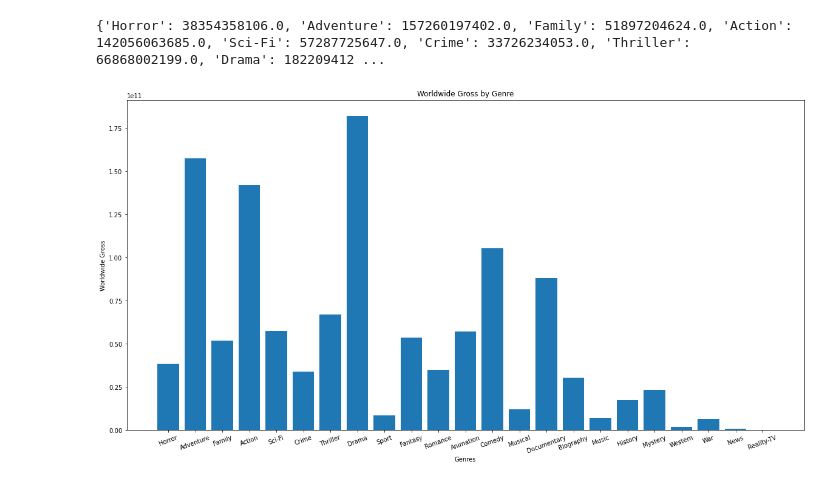
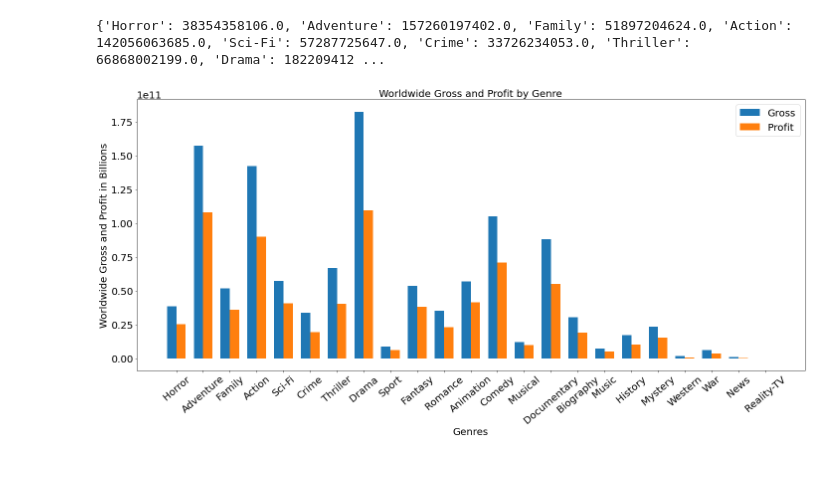
Before and after one commit to dameeech/Phase_1_Microsoft_Project, a Jupyter notebook: Phase1_Project_Q5_Dimitry.ipynb, the cells around one changed output. Drawn from its saved outputs; the diff is of its cells as text; code cells hidden in the pictures.

Commit message:
updated graph

```diff
--- a/Phase1_Project_Q5_Dimitry.ipynb
+++ b/Phase1_Project_Q5_Dimitry.ipynb
@@ -145,6 +153,6 @@ print(genre_list)
 # %% [output]
 ['Horror', 'Adventure', 'Family', 'Action', 'Sci-Fi', 'Crime', 'Thriller', 'Drama', 'Sport', 'Fantasy', 'Romance', 'Animation', 'Comedy', 'Musical', 'Documentary', 'Biography', 'Music', 'History', 'My ...
 # %%
-# Create genre dictionary with key 0
-genre_dict = { i : 0 for i in genre_list }
+# Create genre dictionary for gross with key 0
+genre_dict_gross = { i : 0 for i in genre_list }
 # %%
@@ -157,5 +165,5 @@ for index, row in genere_df.iterrows():
     gross = row['worldwide_gross']
     list_g = row['genres'].split(',')
     for i in list_g:
-        genre_dict[i] += gross
+        genre_dict_gross[i] += gross
 # %%
@@ -163,14 +171,54 @@ print(genre_dict)
 # %% [output]
 {'Horror': 38354358106.0, 'Adventure': 157260197402.0, 'Family': 51897204624.0, 'Action': 142056063685.0, 'Sci-Fi': 57287725647.0, 'Crime': 33726234053.0, 'Thriller': 66868002199.0, 'Drama': 182209412 ...
-# %%
-# Draw a visualization of the data
-fig, ax = plt.subplots(figsize=(20,10))
-x = genre_dict.keys()
-y = genre_dict.values()
-plt.xticks(rotation=20)
-ax.bar(x, y)
-ax.set_xlabel('Genres');
-ax.set_ylabel('Worldwide Gross')
-ax.set_title('Worldwide Gross by Genre');
-# %% [output]
-[figure, removed]
+# %%
+# Create genre dictionary for profit with key 0
+genre_dict_profit = { i : 0 for i in genre_list }
+# %%
+# Make genre dictionary key equal to total profit for each genre
+for index, row in genere_df.iterrows():
+    profit = row['profit']
+    list_g = row['genres'].split(',')
+    for i in list_g:
+        genre_dict_profit[i] += profit
+# %%
+# Draw a visualization of the data
+fig, ax = plt.subplots(figsize=(20,10))
+
+labels = genre_list
+width = 0.35
+
+x = np.arange(len(labels))
+#x  = genre_dict_gross.keys()
+y1 = genre_dict_gross.values()
+y2 = genre_dict_profit.values()
+
+rects1 = ax.bar(x- width/2, y1, width, label='Gross')
+rects2 = ax.bar(x+ width/2, y2, width, label='Profit')
+
+ax.set_xticks(x)
+ax.set_xticklabels(labels)
+plt.rc('xtick', labelsize=20)
+plt.xticks(rotation=40)
+plt.rc('ytick', labelsize=20)
+ax.set_xlabel('Genres', fontsize=20)
+ax.set_ylabel('Worldwide Gross and Profit in Billions', fontsize=20)
+ax.set_title('Worldwide Gross and Profit by Genre', fontsize=20)
+ax.legend(loc=1, prop={'size': 20})
+
+#def autolabel(rects):
+#    """Attach a text label above each bar in *rects*, displaying its height."""
+#    for rect in rects:
+#        height = rect.get_height()
+#        ax.annotate('{}'.format(height),
+#                    xy=(rect.get_x() + rect.get_width() / 2, height),
+#                    xytext=(0, 3),  # 3 points vertical offset
+#                    textcoords="offset points",
+#                    ha='center', va='bottom')
+
+#autolabel(rects1)
+#autolabel(rects2)
+
+fig.tight_layout()
+plt.show()
+# %% [output]
+[figure, added]
```
Also changed, not shown: parts of 6 cells of this notebook.
